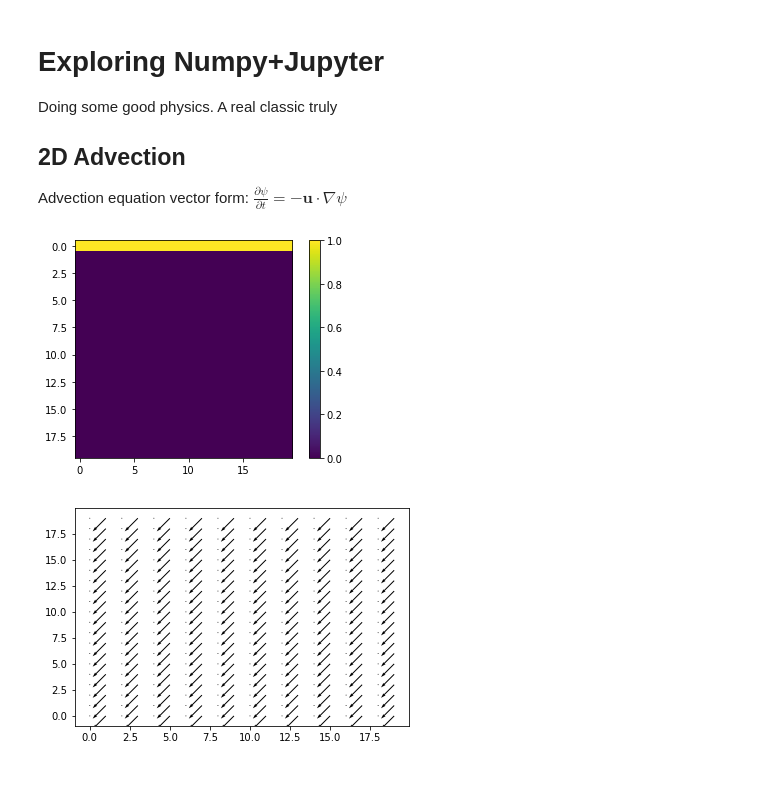
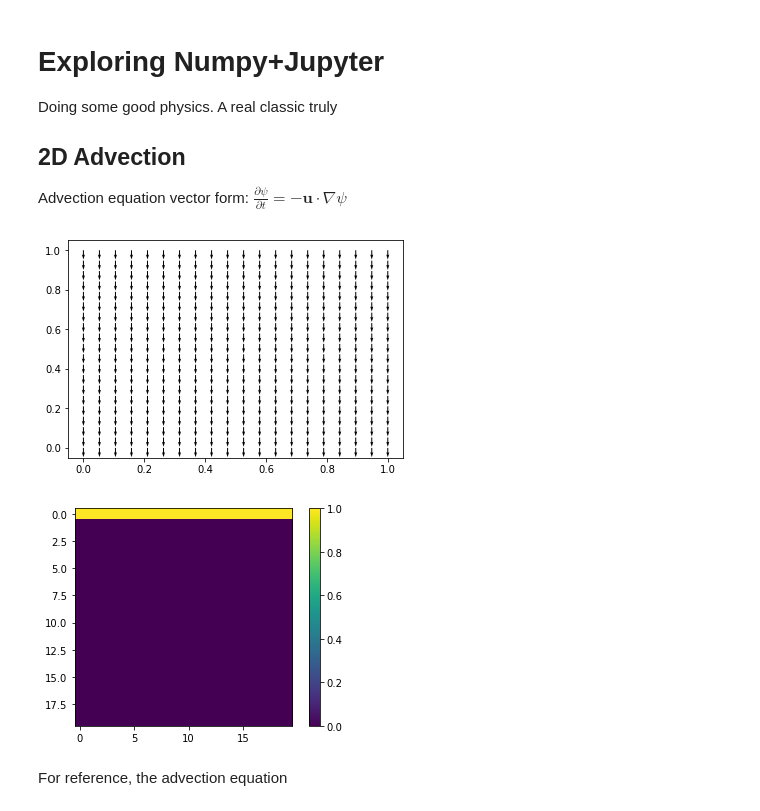
Before and after one commit to andrew-pa/fluidynm, a Jupyter notebook: Exploring.ipynb, the cells around one changed output. Drawn from its saved outputs; the diff is of its cells as text; code cells hidden in the pictures; blank space fills up the shorter version.

```diff
--- a/Exploring.ipynb
+++ b/Exploring.ipynb
@@ -14,8 +14,8 @@ import matplotlib.image as mpimg
 xmax = 20
 ymax = 20
 
-X,Y = numpy.meshgrid(numpy.arange(0,xmax),
-                     numpy.arange(0,ymax))
+X,Y = numpy.meshgrid(numpy.linspace(0,1,xmax),
+                     numpy.linspace(0,1,ymax))
 
 psi = numpy.zeros((xmax,ymax))
 psi[:1] = 1.0
@@ -26,12 +26,12 @@ for x in range(xmax):
         u[x,y,1]=-0.5
 # %%
 # Plot the inital conditions
+plt.figure()
+plt.quiver(X, Y, u[:,:,0], u[:,:,1])
+plt.show()
+
 plt.imshow(psi)
 cb = plt.colorbar()
-
-plt.figure()
-plt.quiver(X, Y, u[:,0], u[:,1])
-plt.show()
 # %% [output]
-[figure, old version]
+[figure, new version]
-[figure, old version]
+[figure, new version]
@@ -39,0 +38,2 @@ u
+# %% [markdown]
+For reference, the advection equation
```
Also changed, not shown: parts of 1 cell of this notebook, 1 other file.
